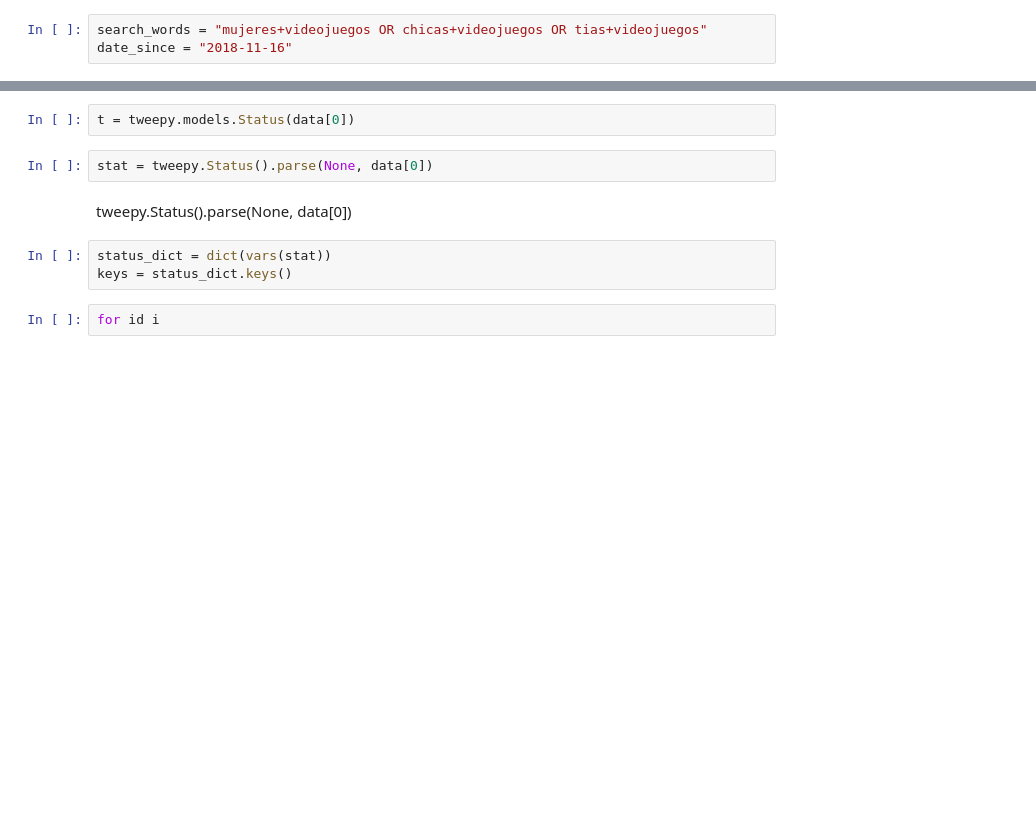
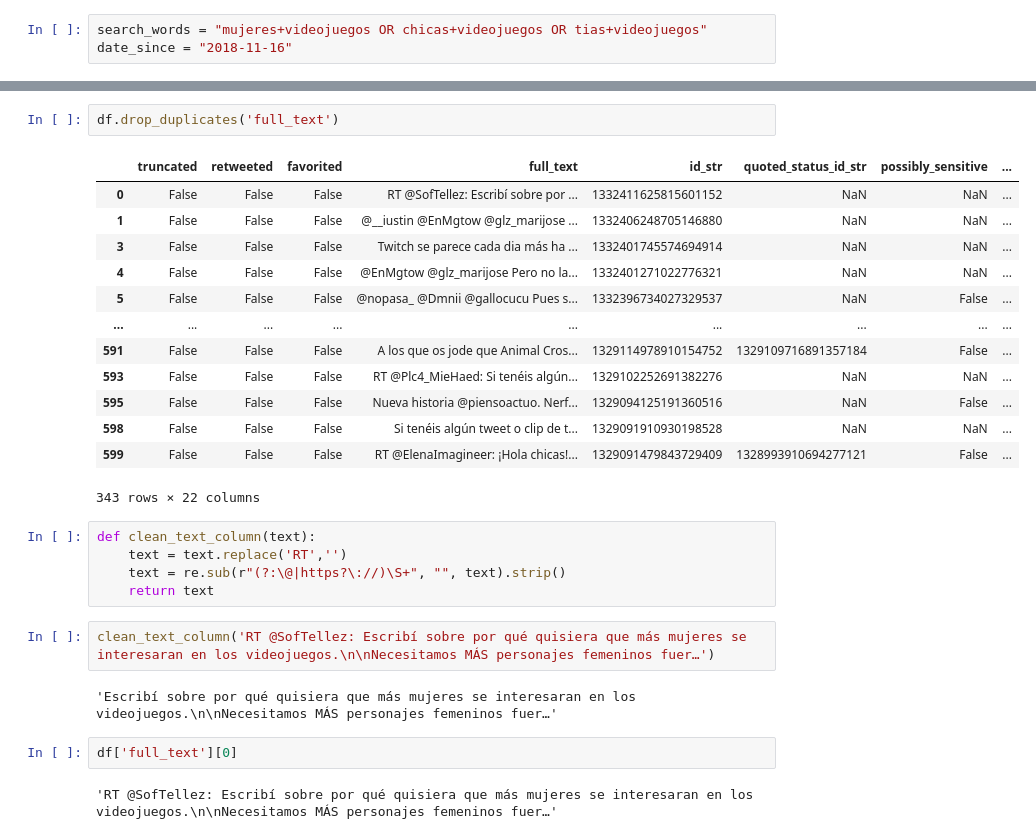
Before and after one commit to aGimenezO/IH-final-project-Misoginy-Tweet-Detection-NLP-Model, a Jupyter notebook: Main.ipynb, the cells around one changed output, grey strips where cells are left out. Saved outputs shown, nothing was run; the diff lists cells and outputs as text; blank space fills up the shorter version.

```diff
--- a/Main.ipynb
+++ b/Main.ipynb
@@ -242,11 +66,29 @@ df3
-# %%
-t = tweepy.models.Status(data[0])
-# %%
-stat = tweepy.Status().parse(None, data[0])
-# %% [markdown]
-tweepy.Status().parse(None, data[0])
-# %%
-status_dict = dict(vars(stat))
-keys = status_dict.keys()
-# %%
-for id i
+# %%
+df.drop_duplicates('full_text')
+# %% [output]
+|  | truncated | retweeted | favorited | full_text | id_str | quoted_status_id_str | possibly_sensitive | ... |
+| 0 | False | False | False | RT @SofTellez: Escribí sobre por ... | 1332411625815601152 | NaN | NaN | ... |
+| 1 | False | False | False | @__iustin @EnMgtow @glz_marijose ... | 1332406248705146880 | NaN | NaN | ... |
+| 3 | False | False | False | Twitch se parece cada dia más ha ... | 1332401745574694914 | NaN | NaN | ... |
+| 4 | False | False | False | @EnMgtow @glz_marijose Pero no la... | 1332401271022776321 | NaN | NaN | ... |
+| 5 | False | False | False | @nopasa_ @Dmnii @gallocucu Pues s... | 1332396734027329537 | NaN | False | ... |
+| ... | ... | ... | ... | ... | ... | ... | ... | ... |
+| 591 | False | False | False | A los que os jode que Animal Cros... | 1329114978910154752 | 1329109716891357184 | False | ... |
+| 593 | False | False | False | RT @Plc4_MieHaed: Si tenéis algún... | 1329102252691382276 | NaN | NaN | ... |
+| 595 | False | False | False | Nueva historia @piensoactuo. Nerf... | 1329094125191360516 | NaN | False | ... |
+| 598 | False | False | False | Si tenéis algún tweet o clip de t... | 1329091910930198528 | NaN | NaN | ... |
+| 599 | False | False | False | RT @ElenaImagineer: ¡Hola chicas!... | 1329091479843729409 | 1328993910694277121 | False | ... |
+343 rows × 22 columns
+# %%
+def clean_text_column(text):
+    text = text.replace('RT','')
+    text = re.sub(r"(?:\@|https?\://)\S+", "", text).strip()
+    return text
+# %%
+clean_text_column('RT @SofTellez: Escribí sobre por qué quisiera que más mujeres se interesaran en los videojuegos.\n\nNecesitamos MÁS personajes femeninos fuer…')
+# %% [output]
+'Escribí sobre por qué quisiera que más mujeres se interesaran en los videojuegos.\n\nNecesitamos MÁS personajes femeninos fuer…'
+# %%
+df['full_text'][0]
+# %% [output]
+'RT @SofTellez: Escribí sobre por qué quisiera que más mujeres se interesaran en los videojuegos.\n\nNecesitamos MÁS personajes femeninos fuer…'
```
Also changed, not shown: parts of 24 cells of this notebook, 13 other files.
